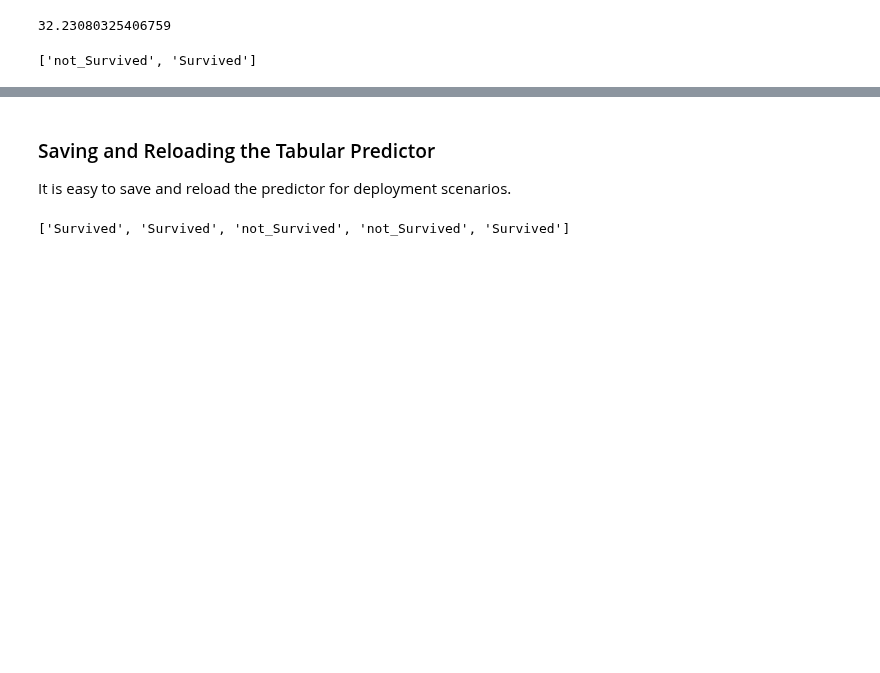
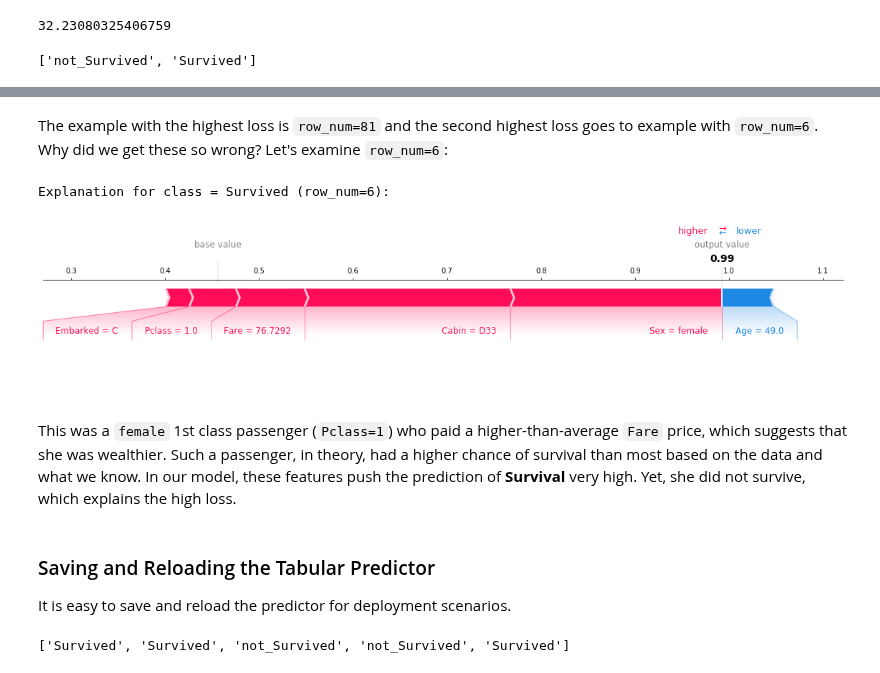
Before and after one commit to amaiya/ktrain, a Jupyter notebook: tutorials/tutorial-08-tabular_classification_and_regression.ipynb, the cells around one changed output, grey strips where cells are left out. Saved outputs shown, nothing was run; the diff lists cells and outputs as text; code cells hidden in the pictures; blank space fills up the shorter version.

```diff
--- a/tutorials/tutorial-08-tabular_classification_and_regression.ipynb
+++ b/tutorials/tutorial-08-tabular_classification_and_regression.ipynb
@@ -222,3 +236,12 @@ preproc.get_classes()
+# %% [markdown]
+The example with the highest loss is `row_num=81` and the second highest loss goes to example with `row_num=6`. Why did we get these so wrong?  Let's examine `row_num=6`:
+# %%
+p.explain(test_df, row_num=6, class_id=1)
+# %% [output]
+Explanation for class = Survived (row_num=6):
+[figure, added]
+# %% [markdown]
+This was a `female` 1st class passenger (`Pclass=1`) who paid a higher-than-average `Fare` price, which suggests that she was wealthier.  Such a passenger, in theory, had a higher chance of survival than most based on the data and what we know.  In our model, these features push the prediction of **Survival** very high.  Yet, she did not survive, which explains the high loss.
 # %% [markdown]
 ### Saving and Reloading the Tabular Predictor
 
```
Also changed, not shown: parts of 2 cells of this notebook.
